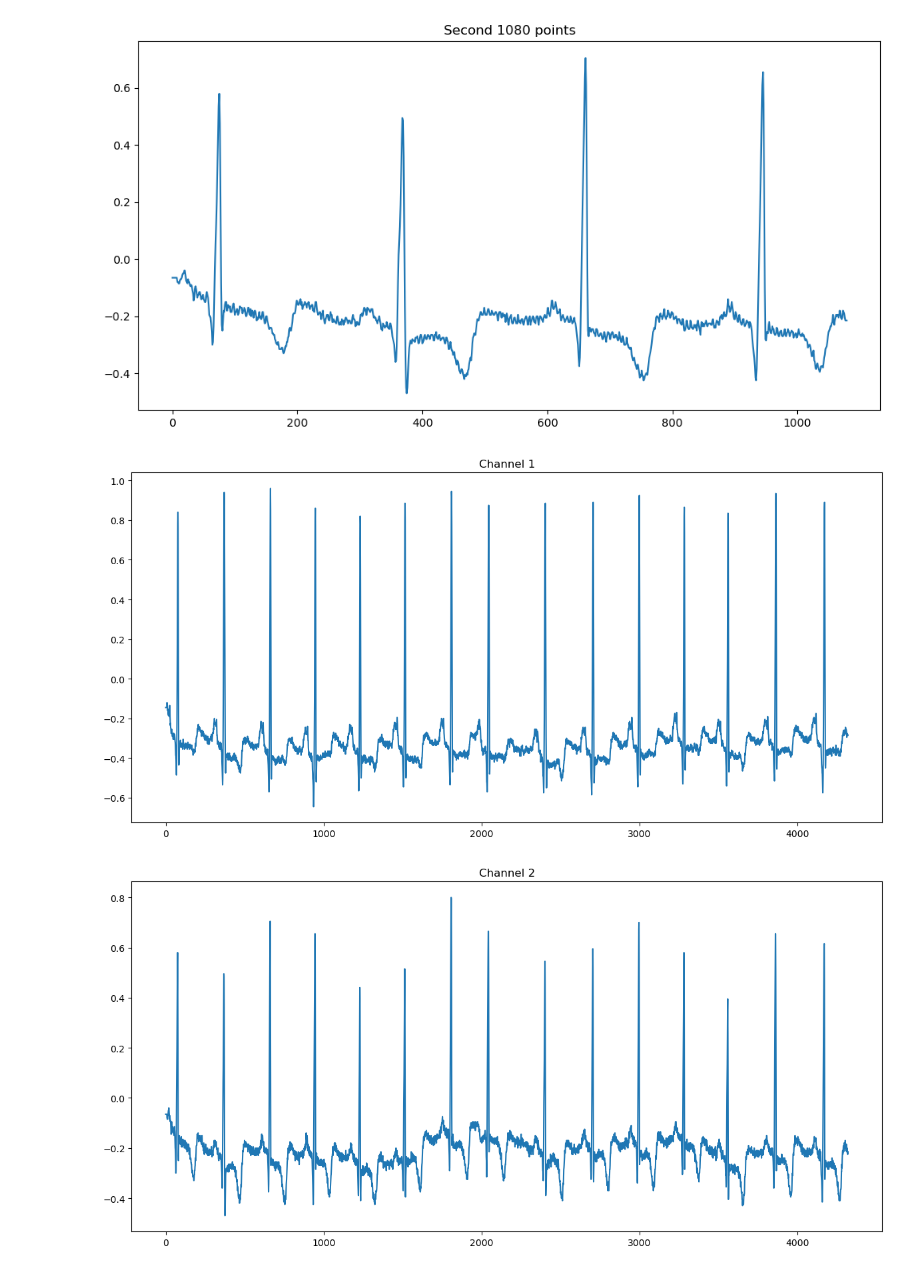
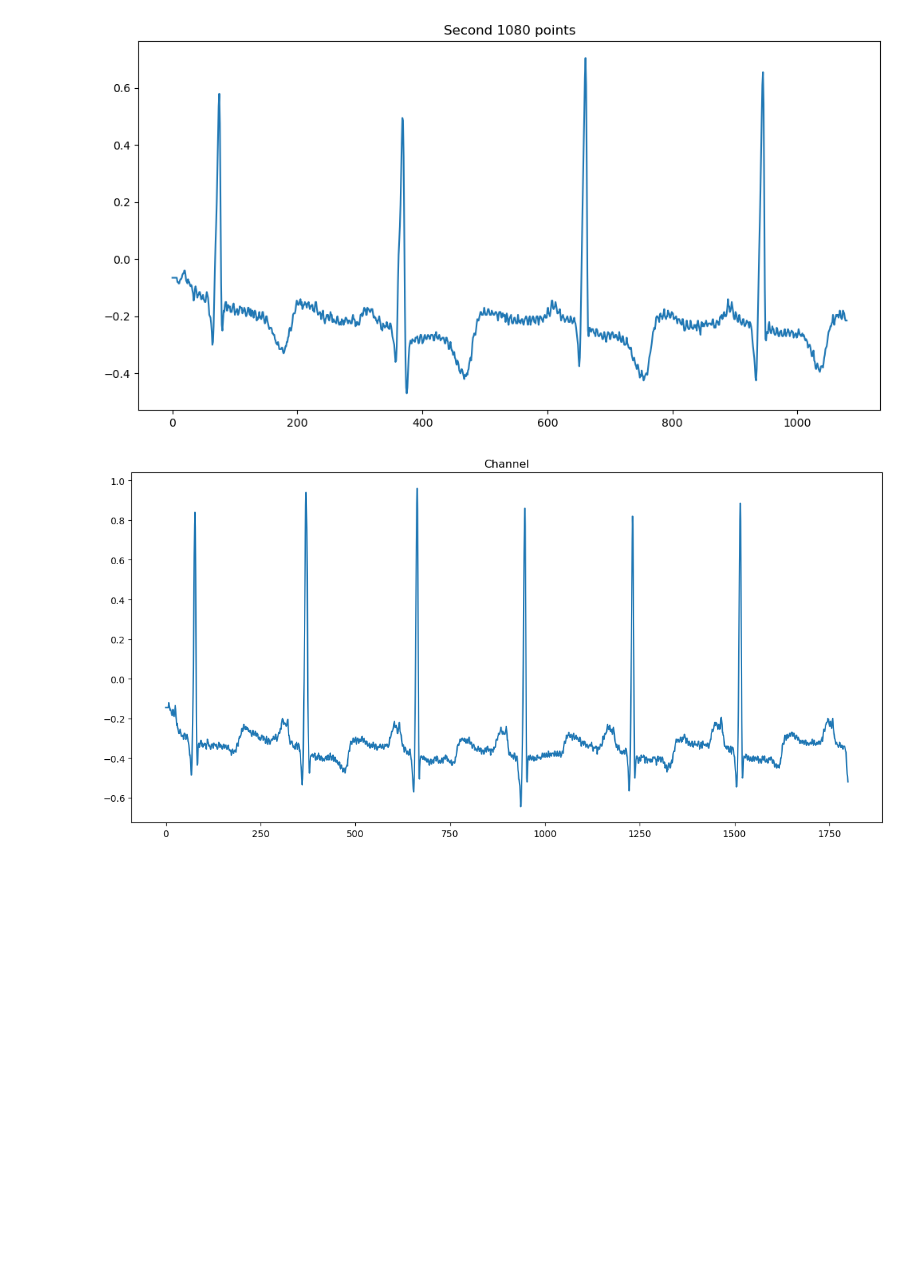
Before and after one commit to ECG-Research-Technion/ECG-SDE, a Jupyter notebook: V2/Test.ipynb, the cells around one changed output. Cells and saved outputs as stored; diff of their text form; code cells hidden in the pictures; blank space fills up the shorter version.

```diff
--- a/V2/Test.ipynb
+++ b/V2/Test.ipynb
@@ -293,21 +293,18 @@ torch.Size([1080, 2])
 # %%
 import torch
 import torch.nn as nn
 import torch.optim as optim
 import matplotlib.pyplot as plt
 import os
 from paths import *
 
 
 x = torch.load(str(TRAIN_DATA))
-x_concat = torch.cat([x[i] for i in range(x.shape[0])], dim=1)
 
-for i in range(x_concat.shape[0]):
-    plt.figure(figsize=(12, 6))
-    plt.plot(x_concat[i, :])
-    plt.title(f'Channel {i+1}')
-    plt.tight_layout()
-    plt.show()
+plt.figure(figsize=(12, 6))
+plt.plot(x[0,0, :])
+plt.title(f'Channel')
+plt.tight_layout()
+plt.show()
 # %% [output]
-[figure, old version]
+[figure, new version]
-[figure, removed]
```
Also changed, not shown: parts of 1 cell of this notebook, 9 other files.
